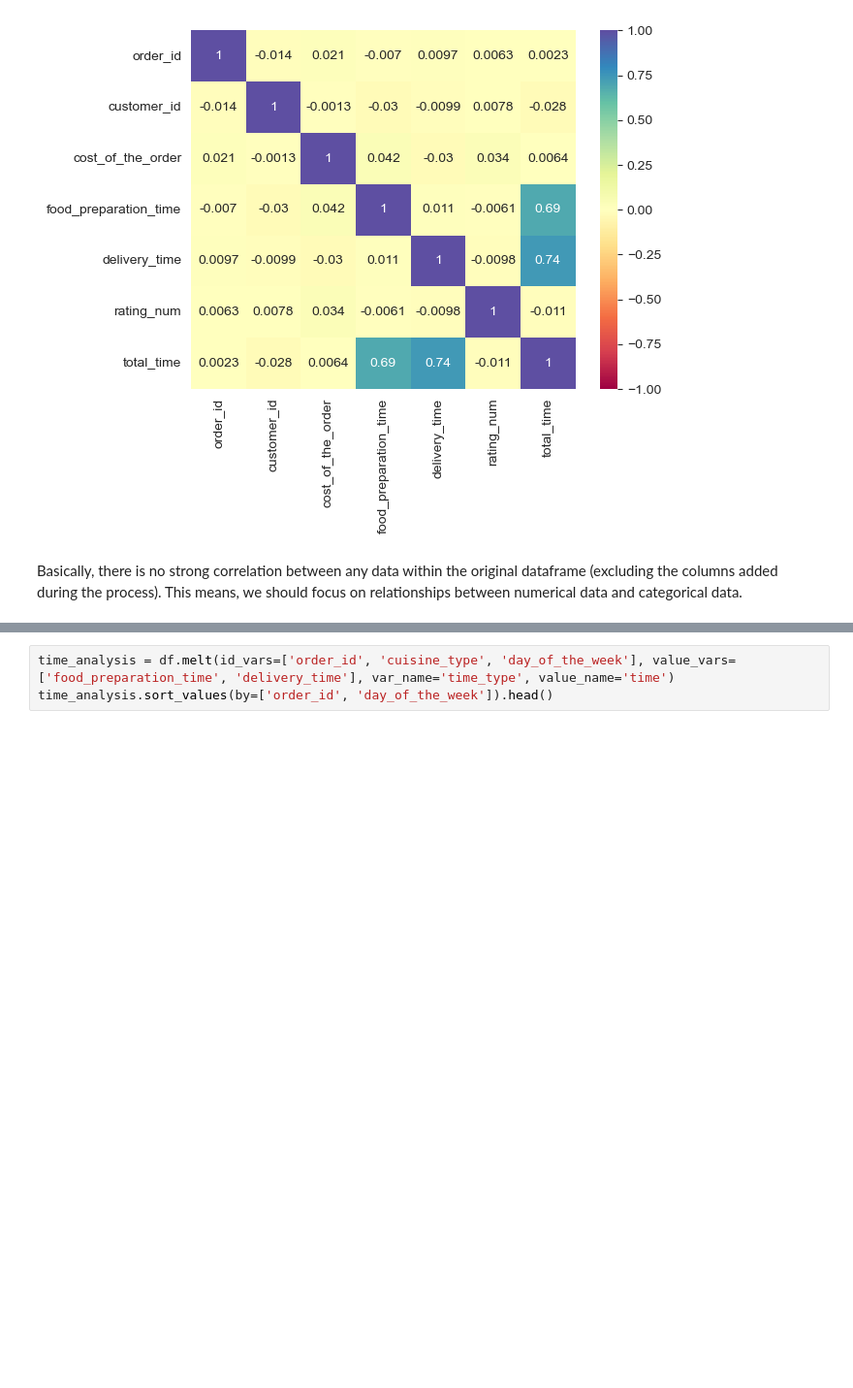
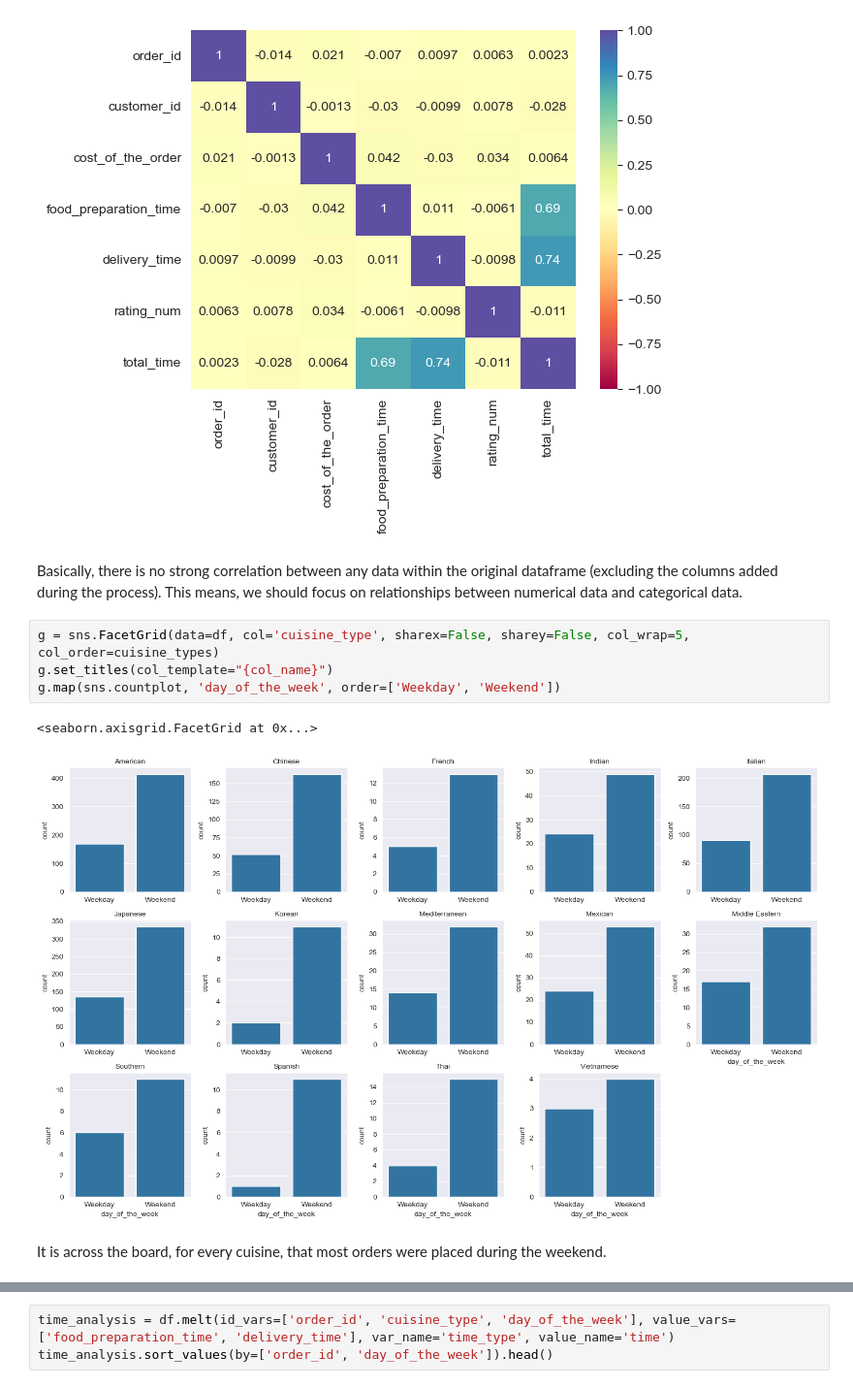
Before and after one commit to tinlong/AIML, a Jupyter notebook: Python Foundations/Project 1/PYF_Project_LearnerNotebook_FullCode.ipynb, the cells around one changed output, grey strips where cells are left out. Shown at 97% size. Saved outputs shown, nothing was run; the diff lists cells and outputs as text; blank space fills up the shorter version.

```diff
--- a/Python Foundations/Project 1/PYF_Project_LearnerNotebook_FullCode.ipynb
+++ b/Python Foundations/Project 1/PYF_Project_LearnerNotebook_FullCode.ipynb
@@ -397,5 +447,14 @@ plt.show()
 [figure]
 # %% [markdown]
 Basically, there is no strong correlation between any data within the original dataframe (excluding the columns added during the process). This means, we should focus on relationships between numerical data and categorical data.
+# %%
+g = sns.FacetGrid(data=df, col='cuisine_type', sharex=False, sharey=False, col_wrap=5, col_order=cuisine_types)
+g.set_titles(col_template="{col_name}")
+g.map(sns.countplot, 'day_of_the_week', order=['Weekday', 'Weekend'])
+# %% [output]
+<seaborn.axisgrid.FacetGrid at 0x...>
+[figure, added]
+# %% [markdown]
+It is across the board, for every cuisine, that most orders were placed during the weekend.
 # %%
 # for a facetgrid with day_of_the_week as the column, and cuisine_type as the row
```
Also changed, not shown: parts of 22 cells of this notebook.
